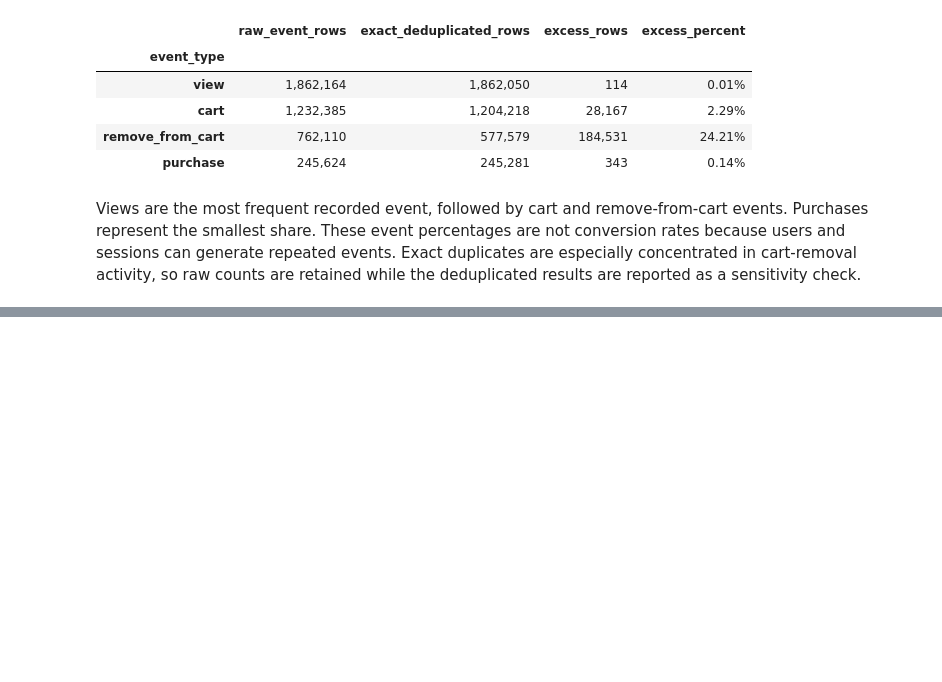
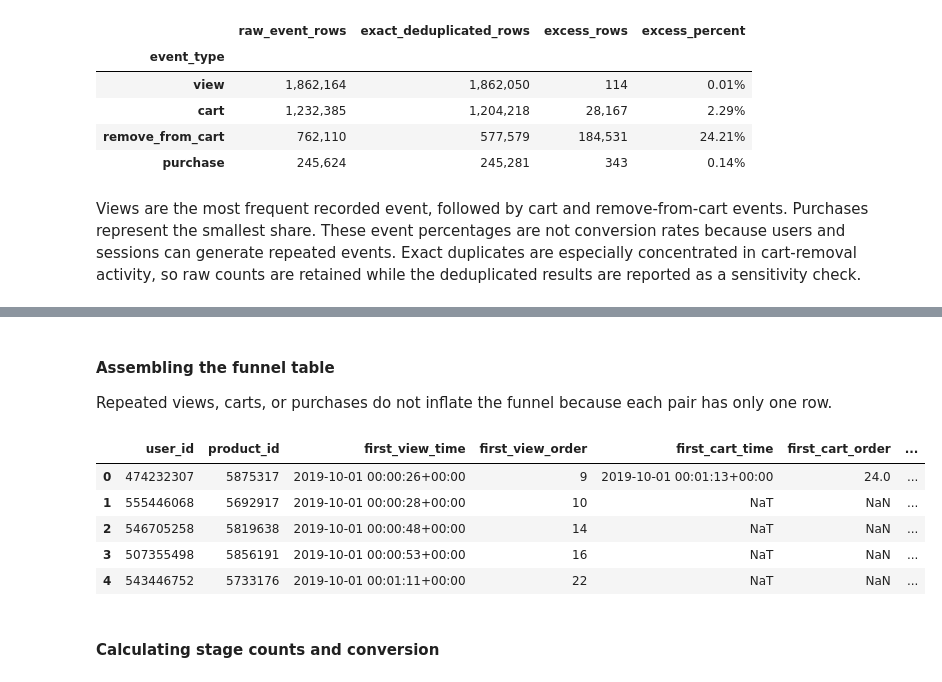
Before and after one commit to moriyuko/ecommerce-product-analysis, a Jupyter notebook: notebook.ipynb, the cells around one changed output, grey strips where cells are left out. Cells and saved outputs as stored; diff of their text form; code cells hidden in the pictures; blank space fills up the shorter version.

```diff
--- a/notebook.ipynb
+++ b/notebook.ipynb
@@ -589,0 +731,37 @@ Views are the most frequent recorded event, followed by cart and remove-from-car
+# %% [markdown]
+#### Assembling the funnel table
+
+Repeated views, carts, or purchases do not inflate the funnel because each pair has only one row.
+# %%
+user_product_funnel = (
+    first_views
+    .merge(
+        first_carts,
+        on=FUNNEL_KEYS,
+        how="left",
+    )
+    .merge(
+        first_purchases,
+        on=FUNNEL_KEYS,
+        how="left",
+    )
+)
+
+user_product_funnel["reached_view"] = True
+user_product_funnel["reached_cart"] = (
+    user_product_funnel["first_cart_time"].notna()
+)
+user_product_funnel["reached_purchase"] = (
+    user_product_funnel["first_purchase_time"].notna()
+)
+
+user_product_funnel.head()
+# %% [output]
+|  | user_id | product_id | first_view_time | first_view_order | first_cart_time | first_cart_order | ... |
+| 0 | 474232307 | 5875317 | 2019-10-01 00:00:26+00:00 | 9 | 2019-10-01 00:01:13+00:00 | 24.0 | ... |
+| 1 | 555446068 | 5692917 | 2019-10-01 00:00:28+00:00 | 10 | NaT | NaN | ... |
+| 2 | 546705258 | 5819638 | 2019-10-01 00:00:48+00:00 | 14 | NaT | NaN | ... |
+| 3 | 507355498 | 5856191 | 2019-10-01 00:00:53+00:00 | 16 | NaT | NaN | ... |
+| 4 | 543446752 | 5733176 | 2019-10-01 00:01:11+00:00 | 22 | NaT | NaN | ... |
+# %% [markdown]
+#### Calculating stage counts and conversion
```
Also changed, not shown: parts of 31 cells of this notebook.
